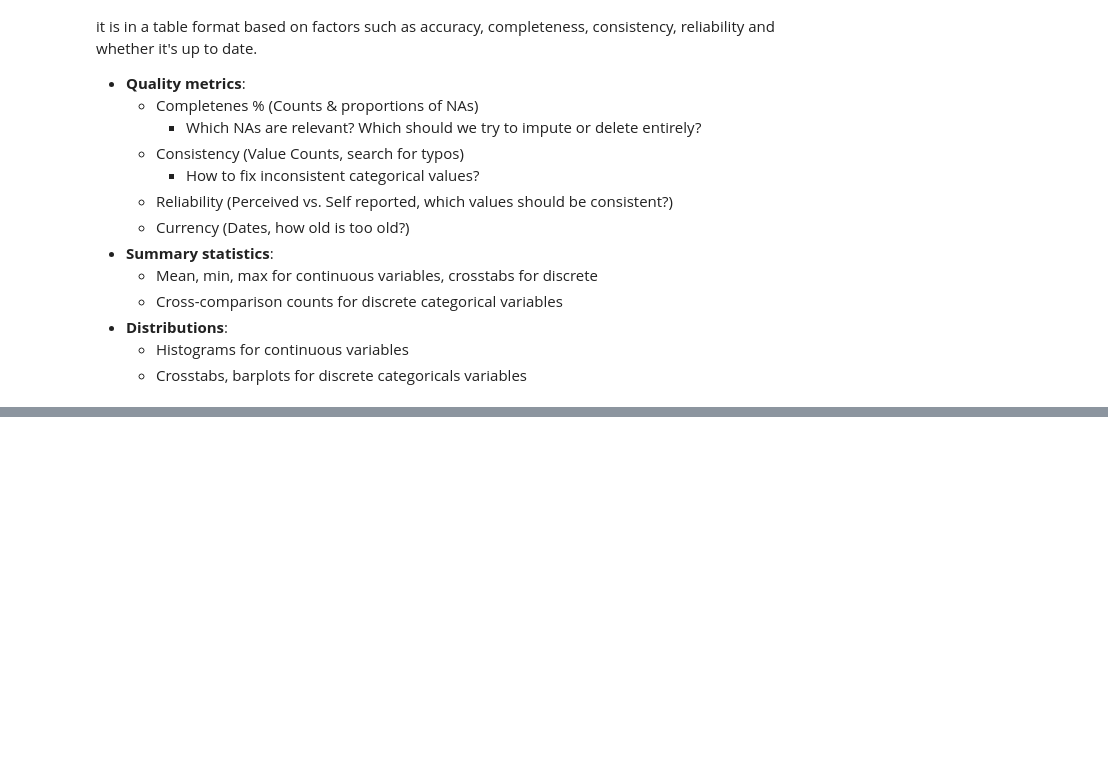
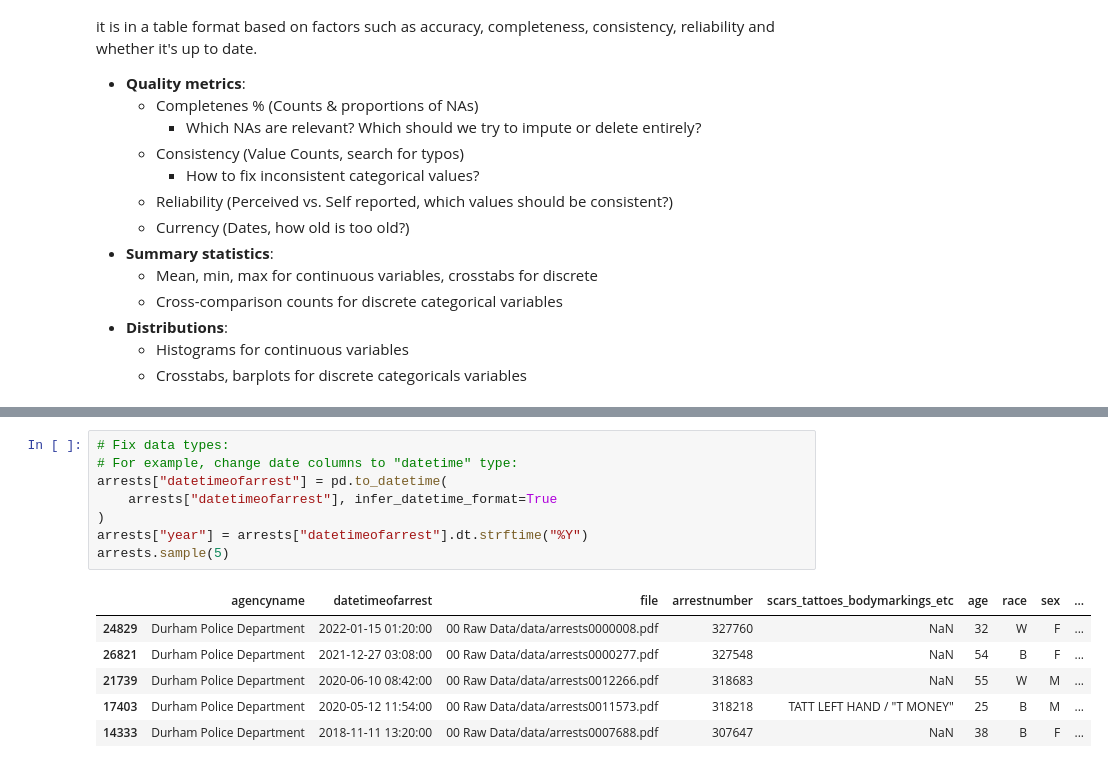
Before and after one commit to clarissaache/Small-Town-Policing-Accountability-Data-2022, a Jupyter notebook: 20 Analysis/eda_quality.ipynb, the cells around one changed output, grey strips where cells are left out. Drawn from its saved outputs; the diff is of its cells as text; blank space fills up the shorter version.

```diff
--- a/20 Analysis/eda_quality.ipynb
+++ b/20 Analysis/eda_quality.ipynb
@@ -42,0 +121,15 @@ Typically, police records inform of interactions between the police and the
+# %%
+# Fix data types:
+# For example, change date columns to "datetime" type:
+arrests["datetimeofarrest"] = pd.to_datetime(
+    arrests["datetimeofarrest"], infer_datetime_format=True
+)
+arrests["year"] = arrests["datetimeofarrest"].dt.strftime("%Y")
+arrests.sample(5)
+# %% [output]
+|  | agencyname | datetimeofarrest | file | arrestnumber | scars_tattoes_bodymarkings_etc | age | race | sex | ... |
+| 24829 | Durham Police Department | 2022-01-15 01:20:00 | 00 Raw Data/data/arrests0000008.pdf | 327760 | NaN | 32 | W | F | ... |
+| 26821 | Durham Police Department | 2021-12-27 03:08:00 | 00 Raw Data/data/arrests0000277.pdf | 327548 | NaN | 54 | B | F | ... |
+| 21739 | Durham Police Department | 2020-06-10 08:42:00 | 00 Raw Data/data/arrests0012266.pdf | 318683 | NaN | 55 | W | M | ... |
+| 17403 | Durham Police Department | 2020-05-12 11:54:00 | 00 Raw Data/data/arrests0011573.pdf | 318218 | TATT LEFT HAND / "T MONEY" | 25 | B | M | ... |
+| 14333 | Durham Police Department | 2018-11-11 13:20:00 | 00 Raw Data/data/arrests0007688.pdf | 307647 | NaN | 38 | B | F | ... |
```
Also changed, not shown: parts of 27 cells of this notebook, 2 other files.
